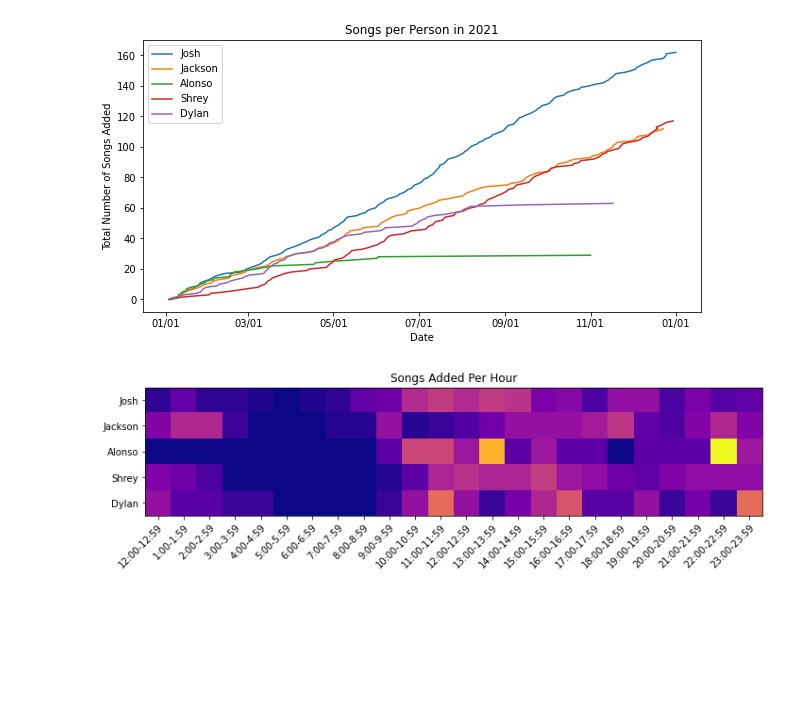
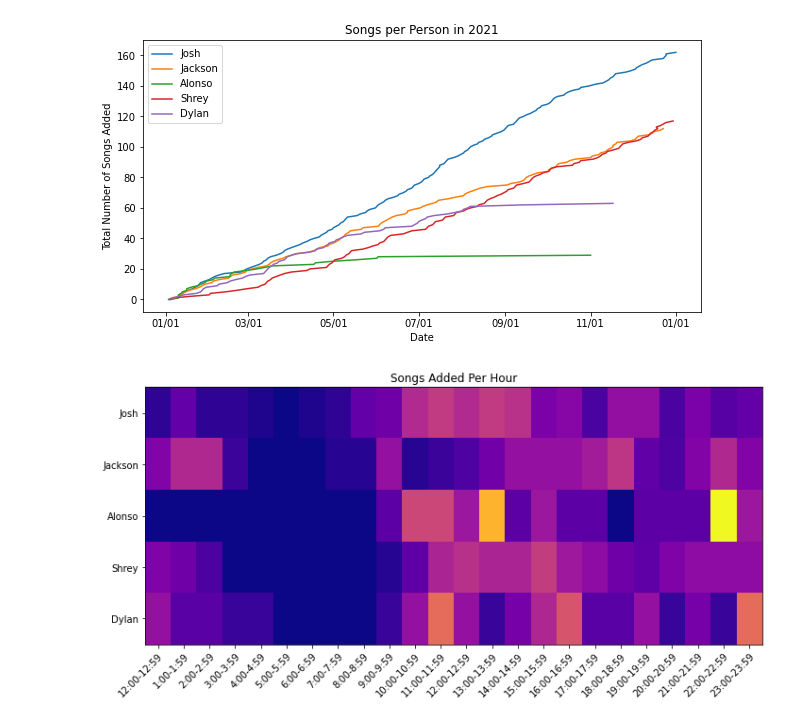
Before and after one commit to jdeitelzweig/spotify_playlist_stats, a Jupyter notebook: visuals.ipynb, the cells around one changed output. Saved outputs shown, nothing was run; the diff lists cells and outputs as text; code cells hidden in the pictures; blank space fills up the shorter version.

Commit message:
Abstract histogram methods

```diff
--- a/visuals.ipynb
+++ b/visuals.ipynb
@@ -59,35 +60,23 @@ plt.show()
 # %% [output]
 [figure]
 # %%
-collab = "2021"
-
-add_times = np.zeros((5, 24))
-
 config = load_config("config.json")
 data = read_data(f"data/{collab}.csv", config)
-per_person = get_per_person(data)
-
-for i, adds in enumerate(per_person.values()):
-    hourly_adds = [0] * 24
-    for add in adds:
-        hourly_adds[add.time_added.hour % 24] += 1
-    add_times[i] = np.array(hourly_adds) / sum(hourly_adds)
-
-
+add_times = get_time_added_hist(data)
 hours = [f"{12 if i == 0 else i}:00-{12 if i == 0 else i}:59" for i in range(24)]
-people = list(per_person.keys())
+people = list(per_person)
 
 fig, ax = plt.subplots(figsize=(10,5))
-im = ax.imshow(add_times, cmap="plasma")
+im = ax.imshow(add_times, cmap="plasma", aspect=2)
 
 ax.set_xticks(np.arange(len(hours)), labels=hours)
 ax.set_yticks(np.arange(len(people)), labels=people)
 plt.setp(ax.get_xticklabels(), rotation=45, ha="right",
          rotation_mode="anchor")
 
 ax.set_title("Songs Added Per Hour")
 fig.tight_layout()
 plt.show()
 # %% [output]
-[figure, old version]
+[figure, new version]
 # %%
```
Also changed, not shown: parts of 4 cells of this notebook, 1 other file.
